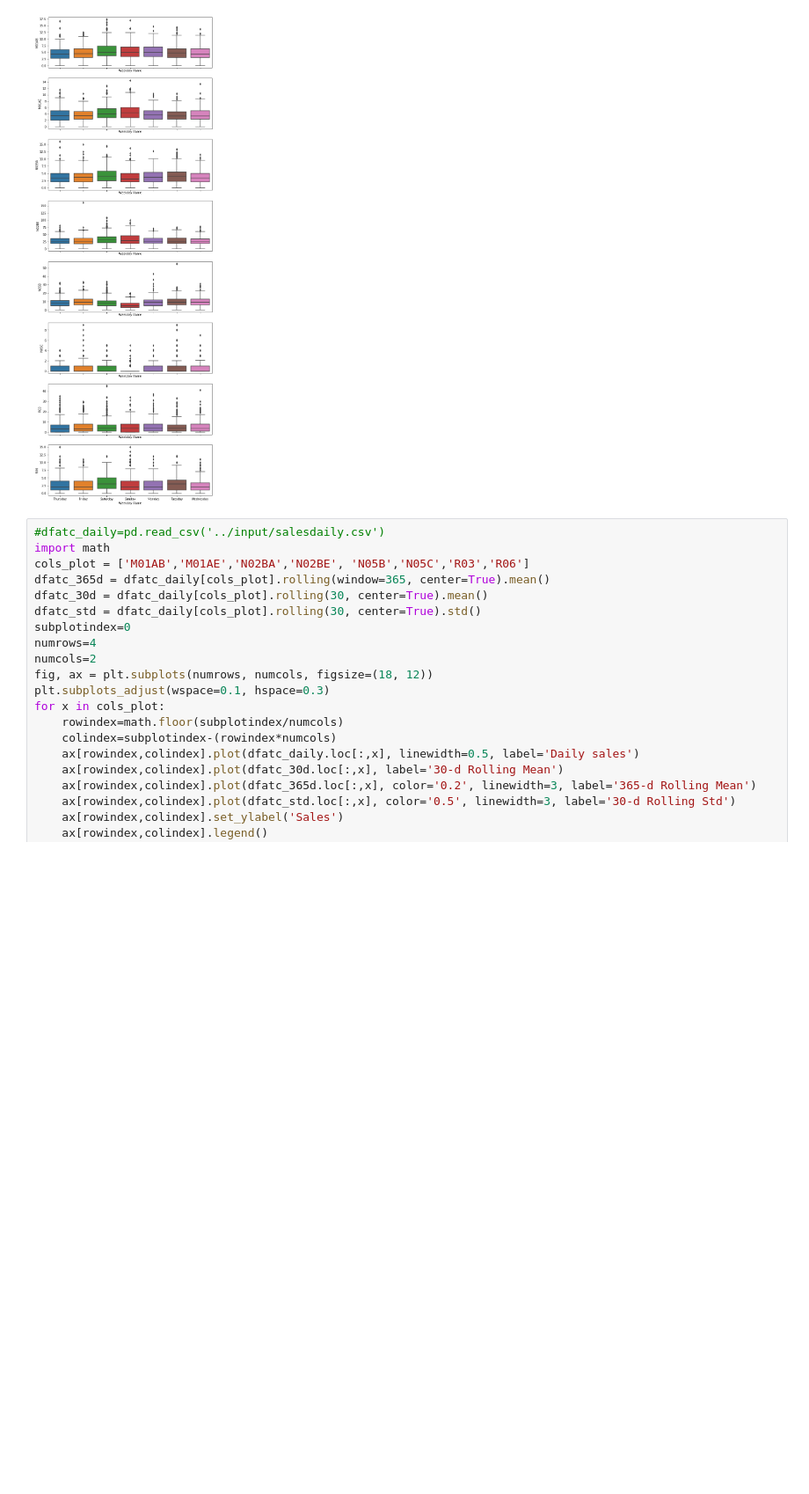
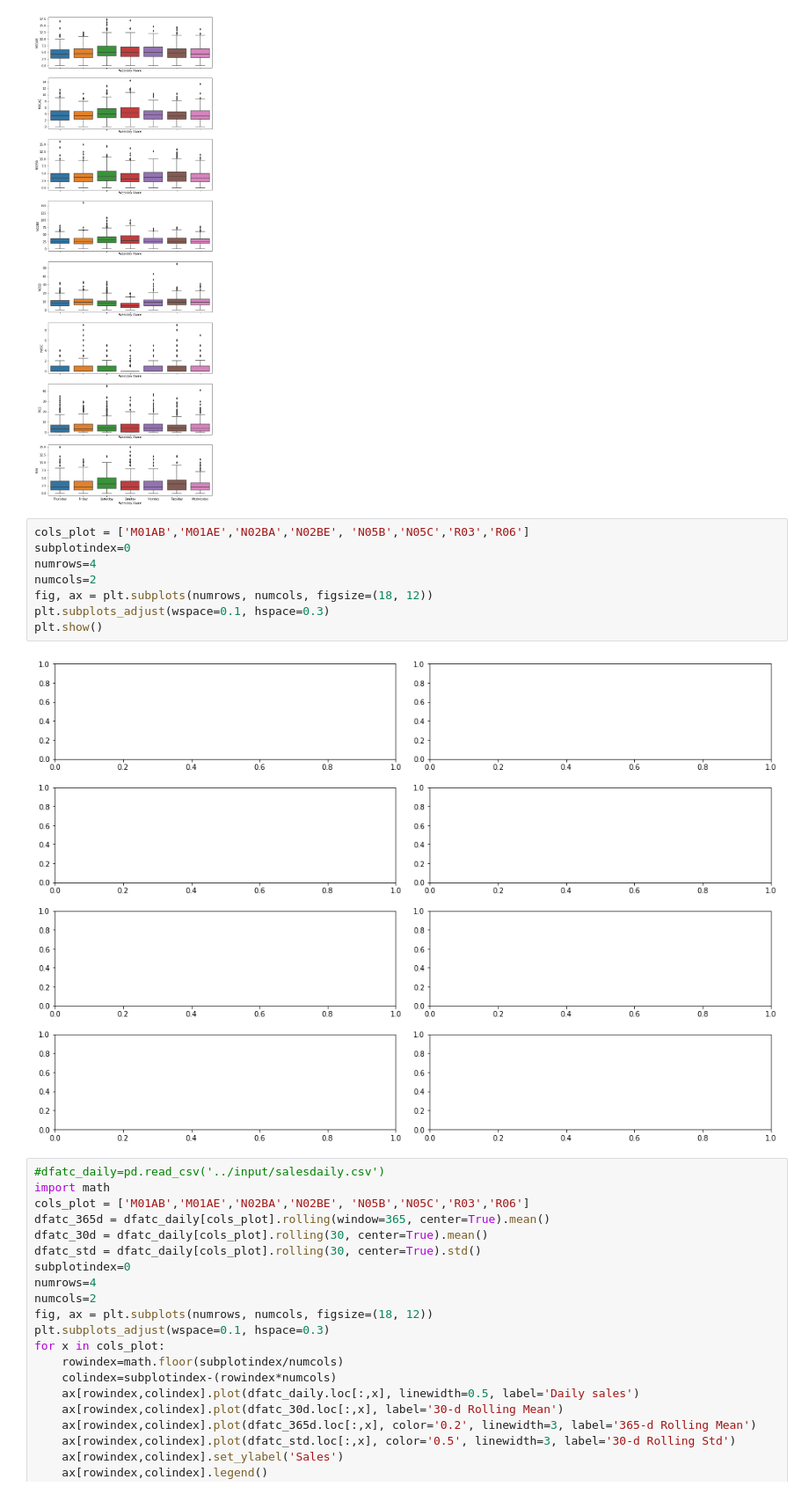
Before and after one commit to DANIELH2/DataScience, a Jupyter notebook: my projects/Untitled1.ipynb, the cells around one changed output. Shown at 88% size. Drawn from its saved outputs; the diff is of its cells as text; blank space fills up the shorter version.

```diff
--- a/my projects/Untitled1.ipynb
+++ b/my projects/Untitled1.ipynb
@@ -55,6 +55,16 @@ for name, ax in zip(['M01AB','M01AE','N02BA','N02BE', 'N05B','N05C','R03','R06']
     sns.boxplot(data=dfatc_daily, x='Weekday Name', y=name, ax=ax)
 # %% [output]
 [figure]
+# %%
+cols_plot = ['M01AB','M01AE','N02BA','N02BE', 'N05B','N05C','R03','R06']
+subplotindex=0
+numrows=4
+numcols=2
+fig, ax = plt.subplots(numrows, numcols, figsize=(18, 12))
+plt.subplots_adjust(wspace=0.1, hspace=0.3)
+plt.show()
+# %% [output]
+[figure, added]
 # %%
 #dfatc_daily=pd.read_csv('../input/salesdaily.csv')
 import math
```
Also changed, not shown: 8 other files.
